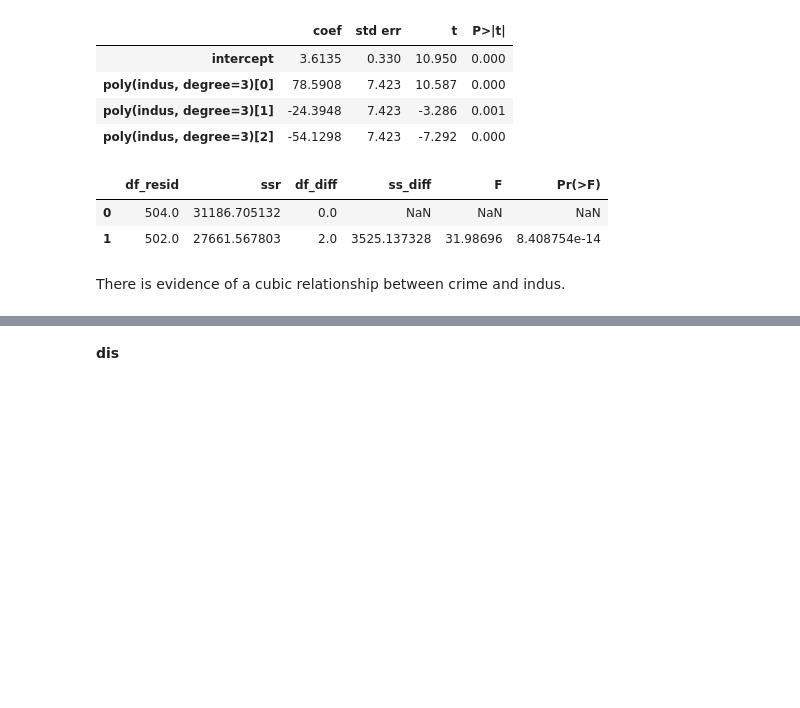
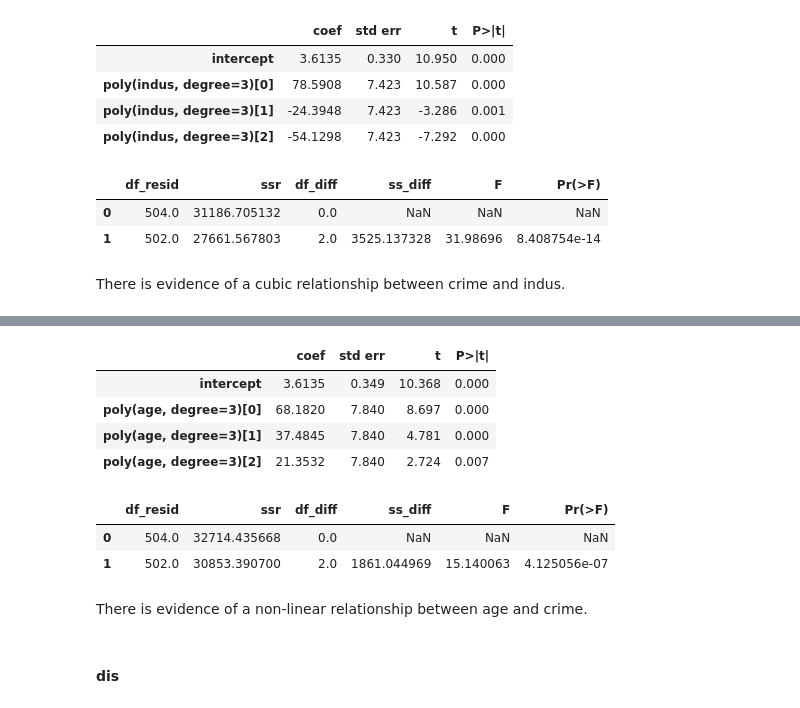
Before and after one commit to carmancater/an-introduction-to-statistical-learning-with-applications-in-python, a Jupyter notebook: Chapter 03 - Linear Regression/Ch 3 Ex 15.ipynb, the cells around one changed output, grey strips where cells are left out. Drawn from its saved outputs; the diff is of its cells as text; code cells hidden in the pictures; blank space fills up the shorter version.

```diff
--- a/Chapter 03 - Linear Regression/Ch 3 Ex 15.ipynb
+++ b/Chapter 03 - Linear Regression/Ch 3 Ex 15.ipynb
@@ -821,2 +867,18 @@ There is evidence of a cubic relationship between crime and indus.
+# %%
+summarize(cubicResults['age'])
+# %% [output]
+|  | coef | std err | t | P>|t| |
+| intercept | 3.6135 | 0.349 | 10.368 | 0.000 |
+| poly(age, degree=3)[0] | 68.1820 | 7.840 | 8.697 | 0.000 |
+| poly(age, degree=3)[1] | 37.4845 | 7.840 | 4.781 | 0.000 |
+| poly(age, degree=3)[2] | 21.3532 | 7.840 | 2.724 | 0.007 |
+# %%
+anova_lm(linearResults['age'], cubicResults['age'])
+# %% [output]
+|  | df_resid | ssr | df_diff | ss_diff | F | Pr(>F) |
+| 0 | 504.0 | 32714.435668 | 0.0 | NaN | NaN | NaN |
+| 1 | 502.0 | 30853.390700 | 2.0 | 1861.044969 | 15.140063 | 4.125056e-07 |
+# %% [markdown]
+There is evidence of a non-linear relationship between age and crime.
 # %% [markdown]
-**dis**
+#### dis
```
Also changed, not shown: parts of 40 cells of this notebook.
